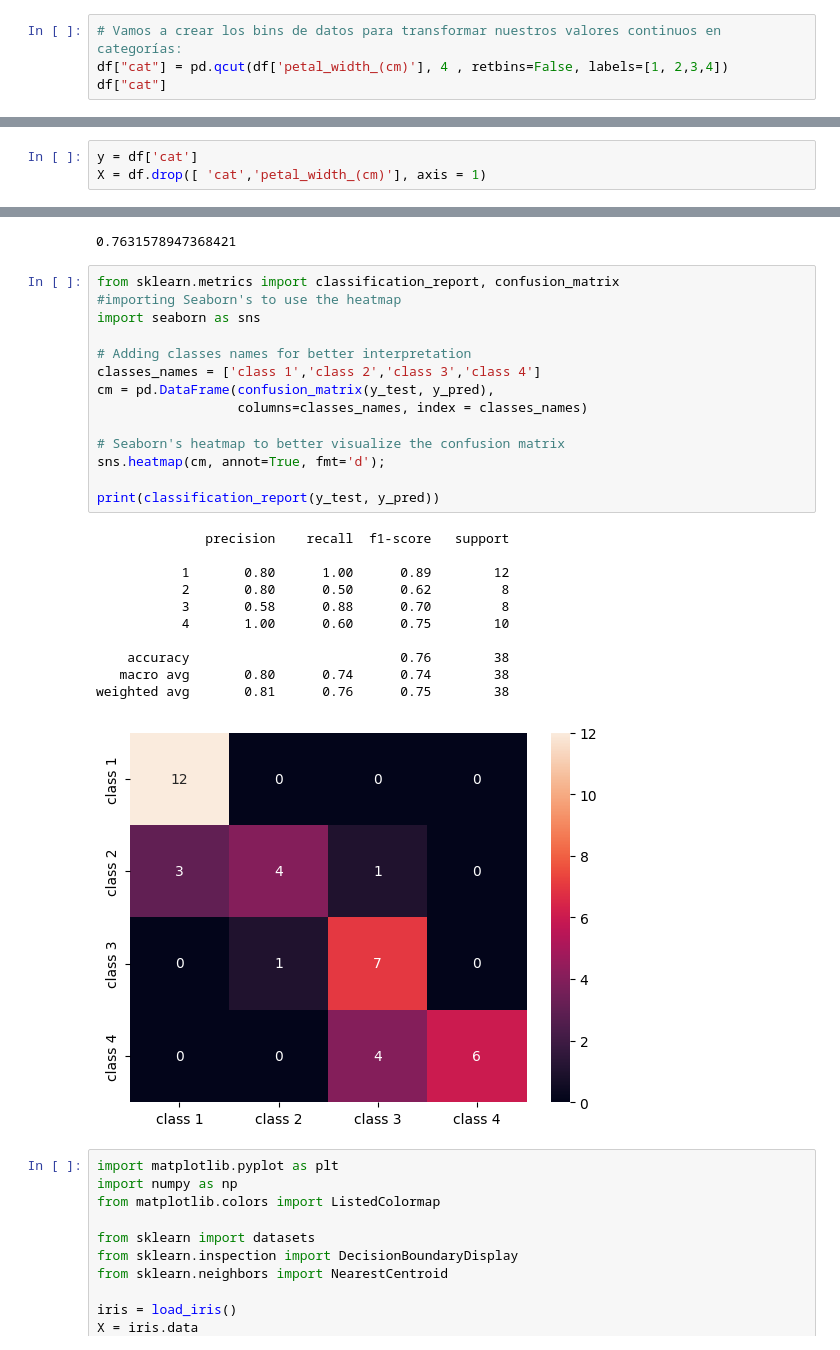
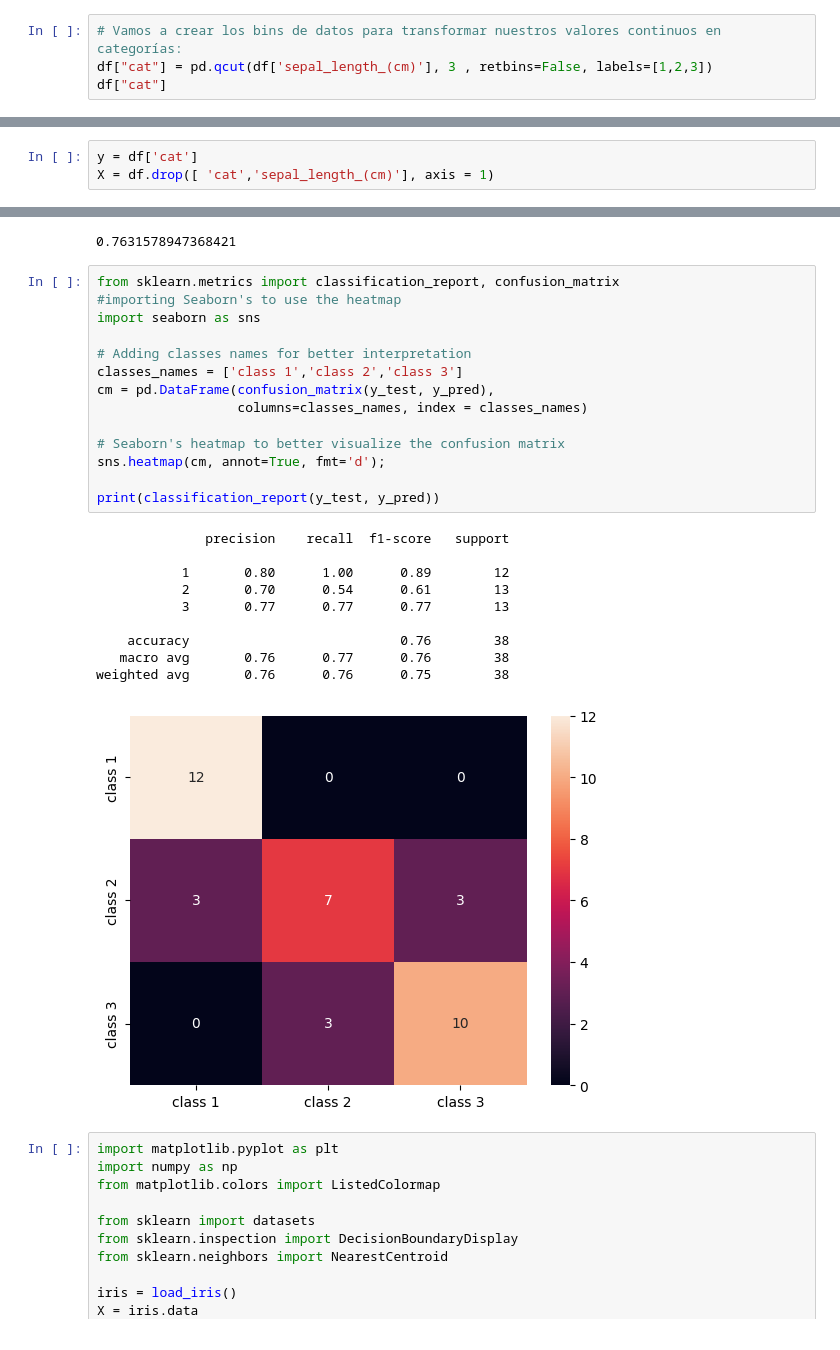
Before and after one commit to pau1ag/caso4, a Jupyter notebook: caso4.ipynb, the cells around one changed output, grey strips where cells are left out. Cells and saved outputs as stored; diff of their text form.

```diff
--- a/caso4.ipynb
+++ b/caso4.ipynb
@@ -43,7 +43,7 @@ Index(['sepal_length_(cm)', 'sepal_width_(cm)', 'petal_length_(cm)',
       dtype='object')
 # %%
 # Vamos a crear los bins de datos para transformar nuestros valores continuos en categorías:
-df["cat"] = pd.qcut(df['petal_width_(cm)'], 4 , retbins=False, labels=[1, 2,3,4])
+df["cat"] = pd.qcut(df['sepal_length_(cm)'], 3 , retbins=False, labels=[1,2,3])
 df["cat"]
 # %% [output]
 0      1
@@ -62,6 +62,6 @@ Categories (4, int64): [1 < 2 < 3 < 4]
 # %%
 y = df['cat']
-X = df.drop([ 'cat','petal_width_(cm)'], axis = 1)
+X = df.drop([ 'cat','sepal_length_(cm)'], axis = 1)
 # %%
 from sklearn.model_selection import train_test_split
 
@@ -114,29 +114,28 @@ print(acc) # 0.6191860465116279
 # %%
 from sklearn.metrics import classification_report, confusion_matrix
 #importing Seaborn's to use the heatmap
 import seaborn as sns
 
 # Adding classes names for better interpretation
-classes_names = ['class 1','class 2','class 3','class 4']
+classes_names = ['class 1','class 2','class 3']
 cm = pd.DataFrame(confusion_matrix(y_test, y_pred),
                   columns=classes_names, index = classes_names)
 
 # Seaborn's heatmap to better visualize the confusion matrix
 sns.heatmap(cm, annot=True, fmt='d');
 
 print(classification_report(y_test, y_pred))
 # %% [output]
               precision    recall  f1-score   support
 
            1       0.80      1.00      0.89        12
-           2       0.80      0.50      0.62         8
-           3       0.58      0.88      0.70         8
-           4       1.00      0.60      0.75        10
+           2       0.70      0.54      0.61        13
+           3       0.77      0.77      0.77        13
 
     accuracy                           0.76        38
-   macro avg       0.80      0.74      0.74        38
-weighted avg       0.81      0.76      0.75        38
+   macro avg       0.76      0.77      0.76        38
+weighted avg       0.76      0.76      0.75        38
-[figure, old version]
+[figure, new version]
 # %%
 import matplotlib.pyplot as plt
 import numpy as np
```
Also changed, not shown: parts of 9 cells of this notebook.
